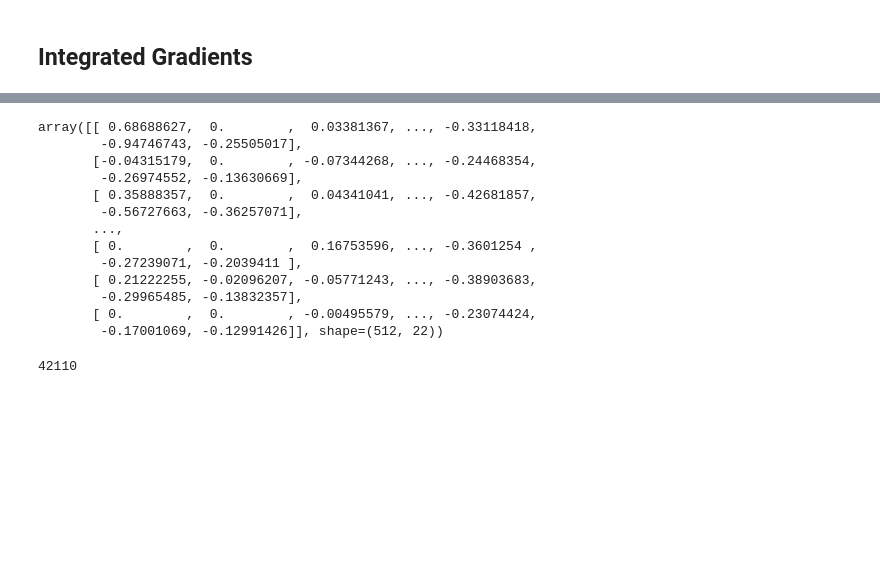
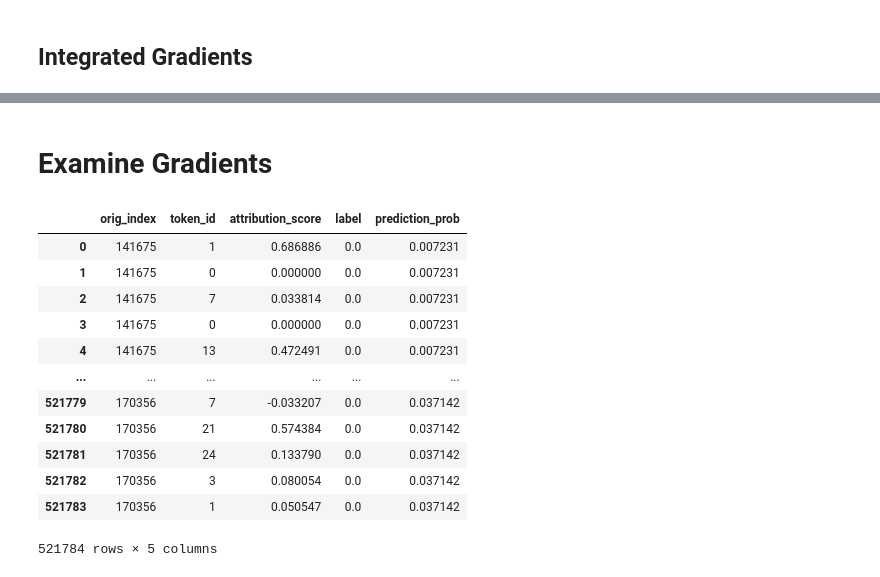
Before and after one commit to Efithor/riichi-dendrology, a Jupyter notebook: train_test.ipynb, the cells around one changed output, grey strips where cells are left out. Cells and saved outputs as stored; diff of their text form; code cells hidden in the pictures; blank space fills up the shorter version.

```diff
--- a/train_test.ipynb
+++ b/train_test.ipynb
@@ -304,10 +356,12 @@ val_loader = DataLoader(val_dataset,
                         num_workers=8,
                         pin_memory=True)
 
-test_loader = DataLoader(test_dataset,
-                         batch_size=512,
-                         shuffle=False,
-                         collate_fn=collate_fn)
+test_loader = DataLoader(
+    test_dataset,
+    batch_size=512,
+    shuffle=False,
+    collate_fn=test_collate_fn
+)
 # %%
 vocab_size = 35
 # %%
@@ -341,6 +395,8 @@ Epoch [27/30] Train Loss: 0.0743, Train Acc: 0.9831, Val Loss: 0.0878, Val Acc:
 Epoch [28/30] Train Loss: 0.0742, Train Acc: 0.9831, Val Loss: 0.0882, Val Acc: 0.9800
 Epoch [29/30] Train Loss: 0.0744, Train Acc: 0.9831, Val Loss: 0.0891, Val Acc: 0.9802
 Epoch [30/30] Train Loss: 0.0737, Train Acc: 0.9831, Val Loss: 0.0887, Val Acc: 0.9801
+# %%
+model = torch.load('models/0.7521308862769939.pth', weights_only=False)
 # %%
 model.to(device)
 test_auc, labels, probs = evaluate_on_test_set(model, test_loader, device=device)
@@ -471,16 +550,10 @@ display(pd.DataFrame(pairs))
-# %%
-attributions_per_token
-# %% [output]
-array([[ 0.68688627,  0.        ,  0.03381367, ..., -0.33118418,
-        -0.94746743, -0.25505017],
-       [-0.04315179,  0.        , -0.07344268, ..., -0.24468354,
-        -0.26974552, -0.13630669],
-       [ 0.35888357,  0.        ,  0.04341041, ..., -0.42681857,
-        -0.56727663, -0.36257071],
-       ...,
-       [ 0.        ,  0.        ,  0.16753596, ..., -0.3601254 ,
-        -0.27239071, -0.2039411 ],
-       [ 0.21222255, -0.02096207, -0.05771243, ..., -0.38903683,
-        -0.29965485, -0.13832357],
-       [ 0.        ,  0.        , -0.00495579, ..., -0.23074424,
-        -0.17001069, -0.12991426]], shape=(512, 22))
+# %%
+model = model.to(device)
+# %%
+# Run the integrated gradients analysis
+grad_frame = gen_integrated_gradients_frame(
+    model=model,
+    test_loader=test_loader,
+    device=device,
+    vocab_size=35  # Update this to match your actual vocabulary size
+)
@@ -487,4 +562,18 @@ array([[ 0.68688627,  0.        ,  0.03381367, ..., -0.33118418,
+# %% [markdown]
+# Examine Gradients
 # %%
-len(test_dataset)
+grad_frame
 # %% [output]
+|  | orig_index | token_id | attribution_score | label | prediction_prob |
+| 0 | 141675 | 1 | 0.686886 | 0.0 | 0.007231 |
+| 1 | 141675 | 0 | 0.000000 | 0.0 | 0.007231 |
+| 2 | 141675 | 7 | 0.033814 | 0.0 | 0.007231 |
+| 3 | 141675 | 0 | 0.000000 | 0.0 | 0.007231 |
+| 4 | 141675 | 13 | 0.472491 | 0.0 | 0.007231 |
+| ... | ... | ... | ... | ... | ... |
+| 521779 | 170356 | 7 | -0.033207 | 0.0 | 0.037142 |
+| 521780 | 170356 | 21 | 0.574384 | 0.0 | 0.037142 |
+| 521781 | 170356 | 24 | 0.133790 | 0.0 | 0.037142 |
+| 521782 | 170356 | 3 | 0.080054 | 0.0 | 0.037142 |
+| 521783 | 170356 | 1 | 0.050547 | 0.0 | 0.037142 |
-42110
+521784 rows × 5 columns
```
Also changed, not shown: parts of 18 cells of this notebook.
